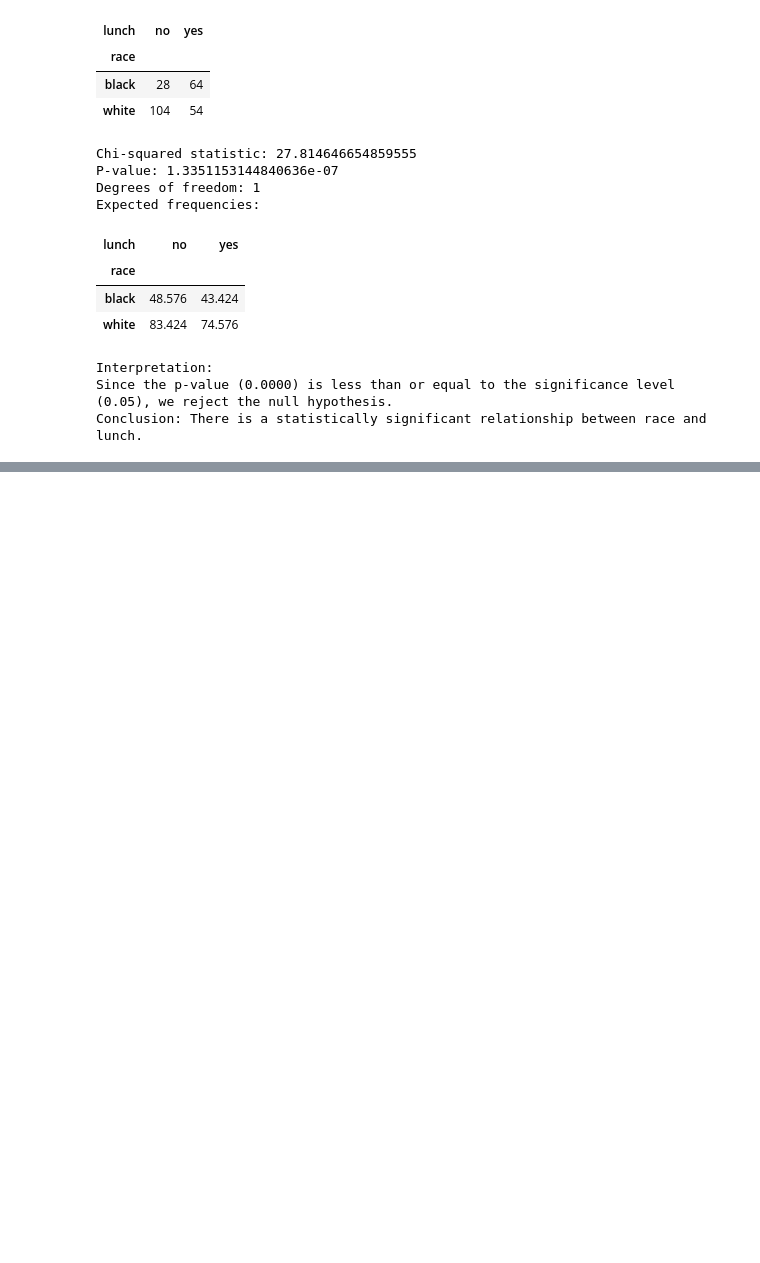
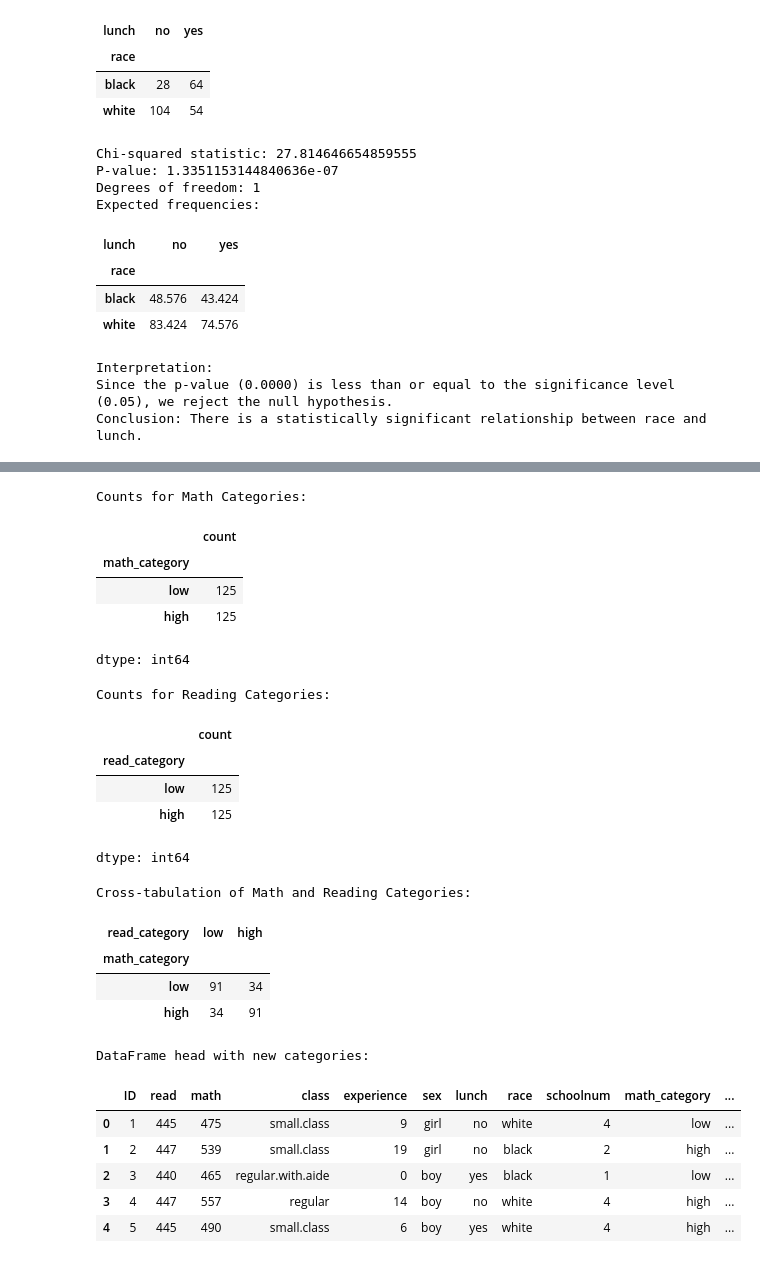
Before and after one commit to Kartavya-Jharwal/Kartavya_Business_Analytics2025, a Jupyter notebook: Class_Assignments/week6/Week_6_Session_2.ipynb, the cells around one changed output, grey strips where cells are left out. Drawn from its saved outputs; the diff is of its cells as text; code cells hidden in the pictures; blank space fills up the shorter version.

```diff
--- a/Class_Assignments/week6/Week_6_Session_2.ipynb
+++ b/Class_Assignments/week6/Week_6_Session_2.ipynb
@@ -147,0 +167,46 @@ Conclusion: There is a statistically significant relationship between race and l
+# %%
+# Bin 'math' and 'read' scores into 'low' and 'high' groups
+# We can use the median as a simple split point for demonstration
+math_median = df['math'].median()
+read_median = df['read'].median()
+
+df['math_category'] = pd.cut(df['math'], bins=[-float('inf'), math_median, float('inf')], labels=['low', 'high'])
+df['read_category'] = pd.cut(df['read'], bins=[-float('inf'), read_median, float('inf')], labels=['low', 'high'])
+
+print("Counts for Math Categories:")
+display(df['math_category'].value_counts())
+
+print("\nCounts for Reading Categories:")
+display(df['read_category'].value_counts())
+
+print("\nCross-tabulation of Math and Reading Categories:")
+display(pd.crosstab(df['math_category'], df['read_category']))
+
+# Display the first few rows with the new categories
+print("\nDataFrame head with new categories:")
+display(df.head())
+# %% [output]
+Counts for Math Categories:
+|  | count |
+| math_category |  |
+| low | 125 |
+| high | 125 |
+dtype: int64
+Counts for Reading Categories:
+|  | count |
+| read_category |  |
+| low | 125 |
+| high | 125 |
+dtype: int64
+Cross-tabulation of Math and Reading Categories:
+| read_category | low | high |
+| math_category |  |  |
+| low | 91 | 34 |
+| high | 34 | 91 |
+DataFrame head with new categories:
+|  | ID | read | math | class | experience | sex | lunch | race | schoolnum | math_category | ... |
+| 0 | 1 | 445 | 475 | small.class | 9 | girl | no | white | 4 | low | ... |
+| 1 | 2 | 447 | 539 | small.class | 19 | girl | no | black | 2 | high | ... |
+| 2 | 3 | 440 | 465 | regular.with.aide | 0 | boy | yes | black | 1 | low | ... |
+| 3 | 4 | 447 | 557 | regular | 14 | boy | no | white | 4 | high | ... |
+| 4 | 5 | 445 | 490 | small.class | 6 | boy | yes | white | 4 | high | ... |
```
Also changed, not shown: parts of 4 cells of this notebook.
